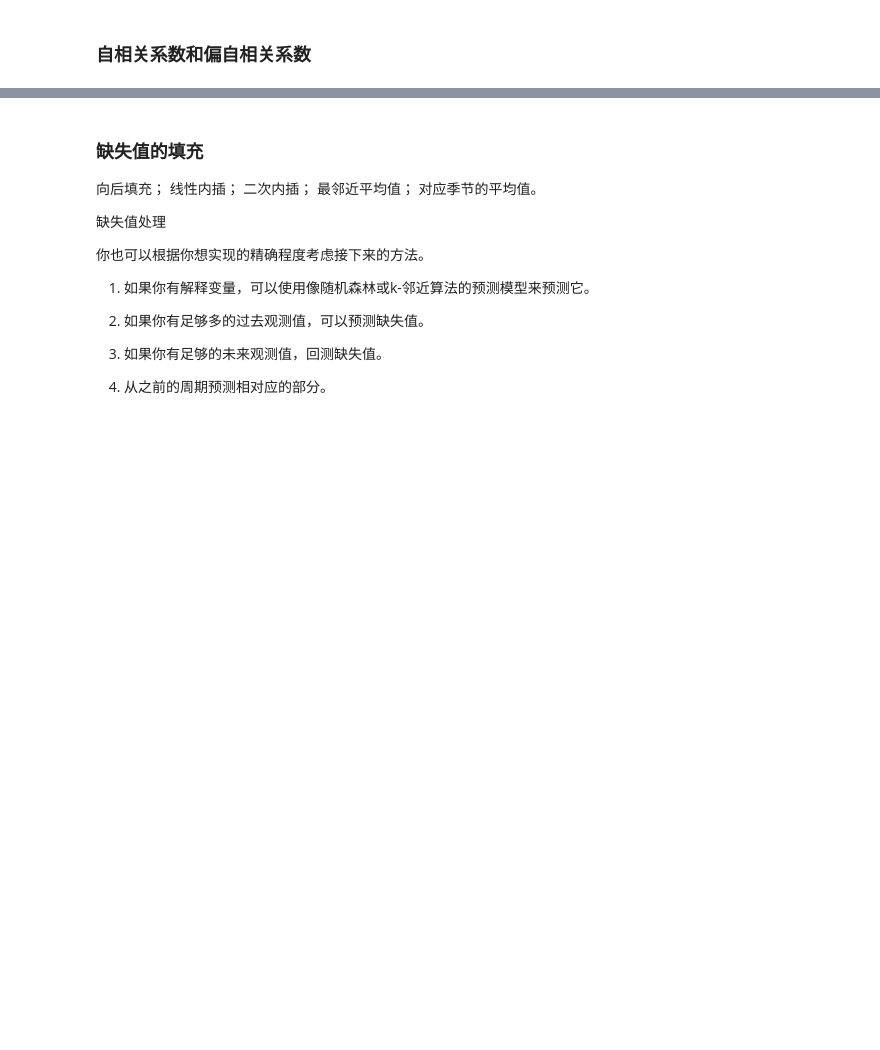
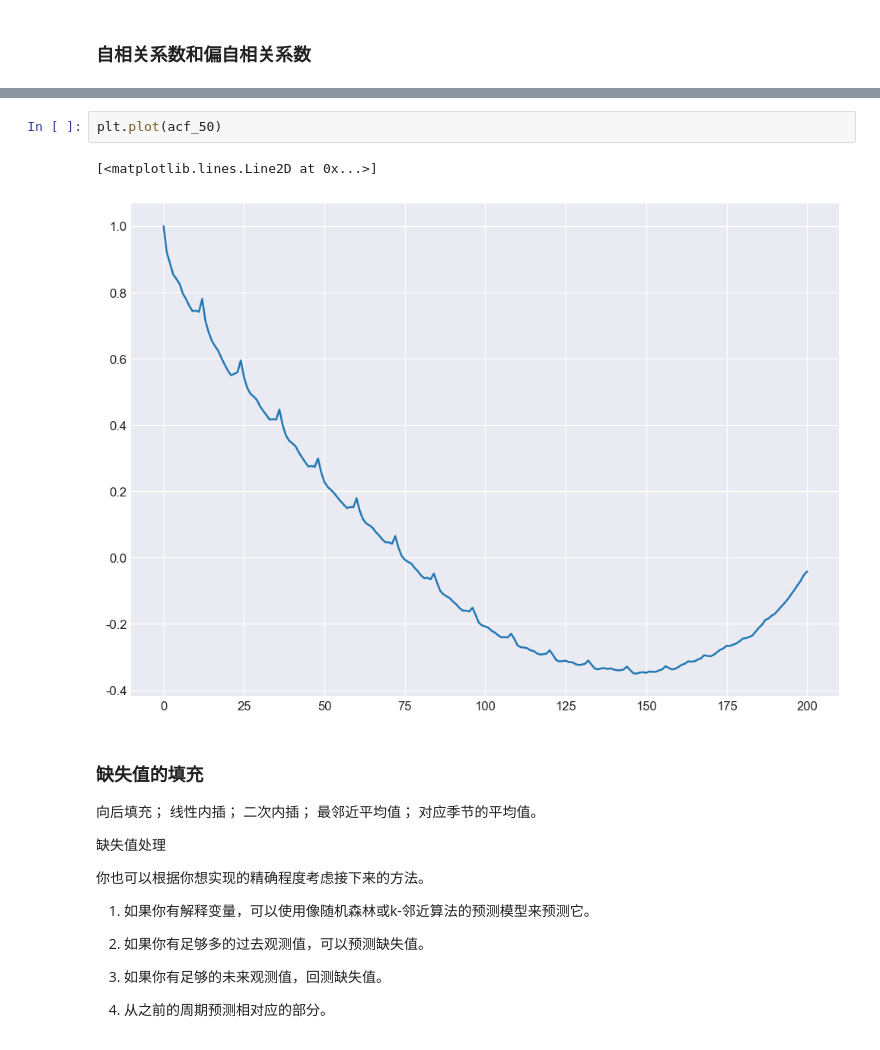
Before and after one commit to moonchildink/machine_learning, a Jupyter notebook: tsa.ipynb, the cells around one changed output, grey strips where cells are left out. Cells and saved outputs as stored; diff of their text form; blank space fills up the shorter version.

```diff
--- a/tsa.ipynb
+++ b/tsa.ipynb
@@ -263,3 +266,8 @@ plot_pacf(df.value.tolist(), lags=50, ax=axes[1])
+# %%
+plt.plot(acf_50)
+# %% [output]
+[<matplotlib.lines.Line2D at 0x...>]
+[figure, added]
 # %% [markdown]
 ### 缺失值的填充
 向后填充；
```
Also changed, not shown: parts of 7 cells of this notebook, 3 other files.
